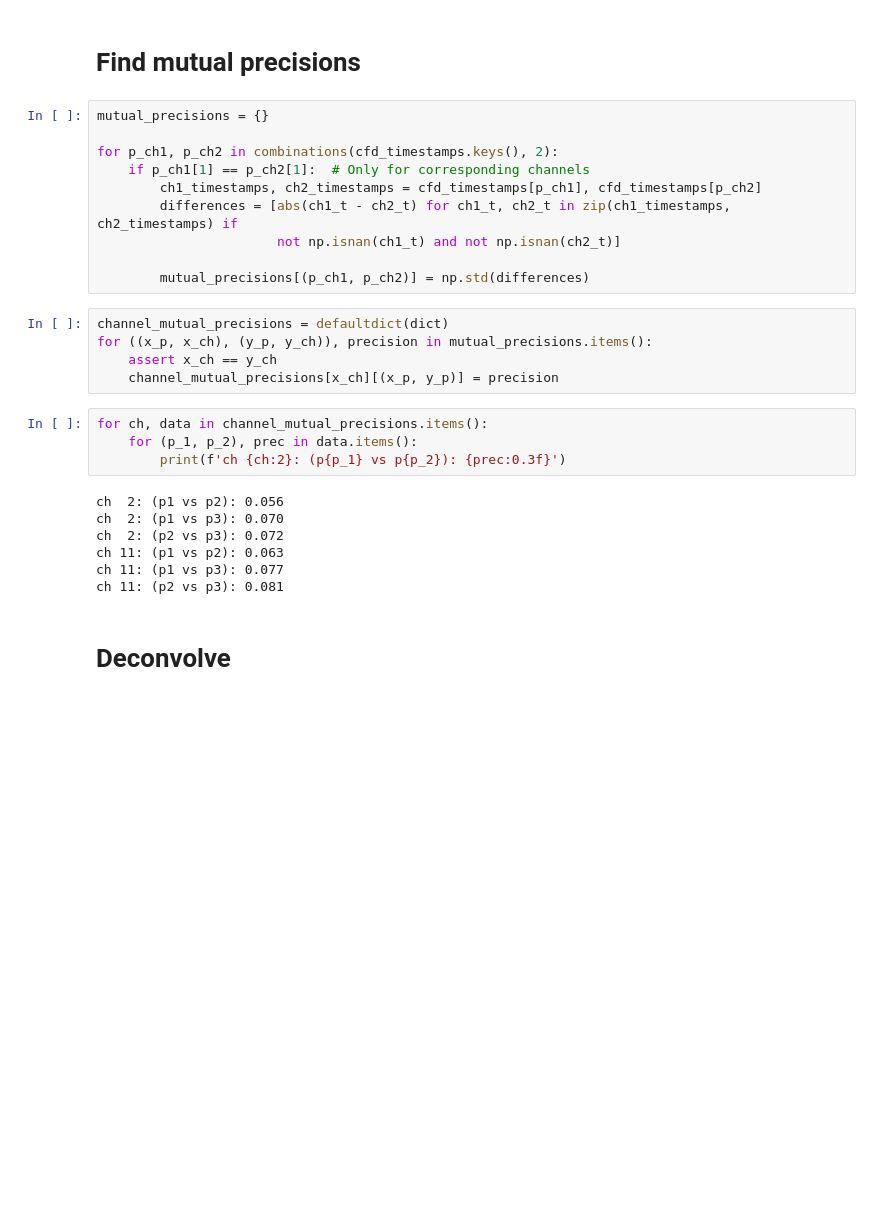
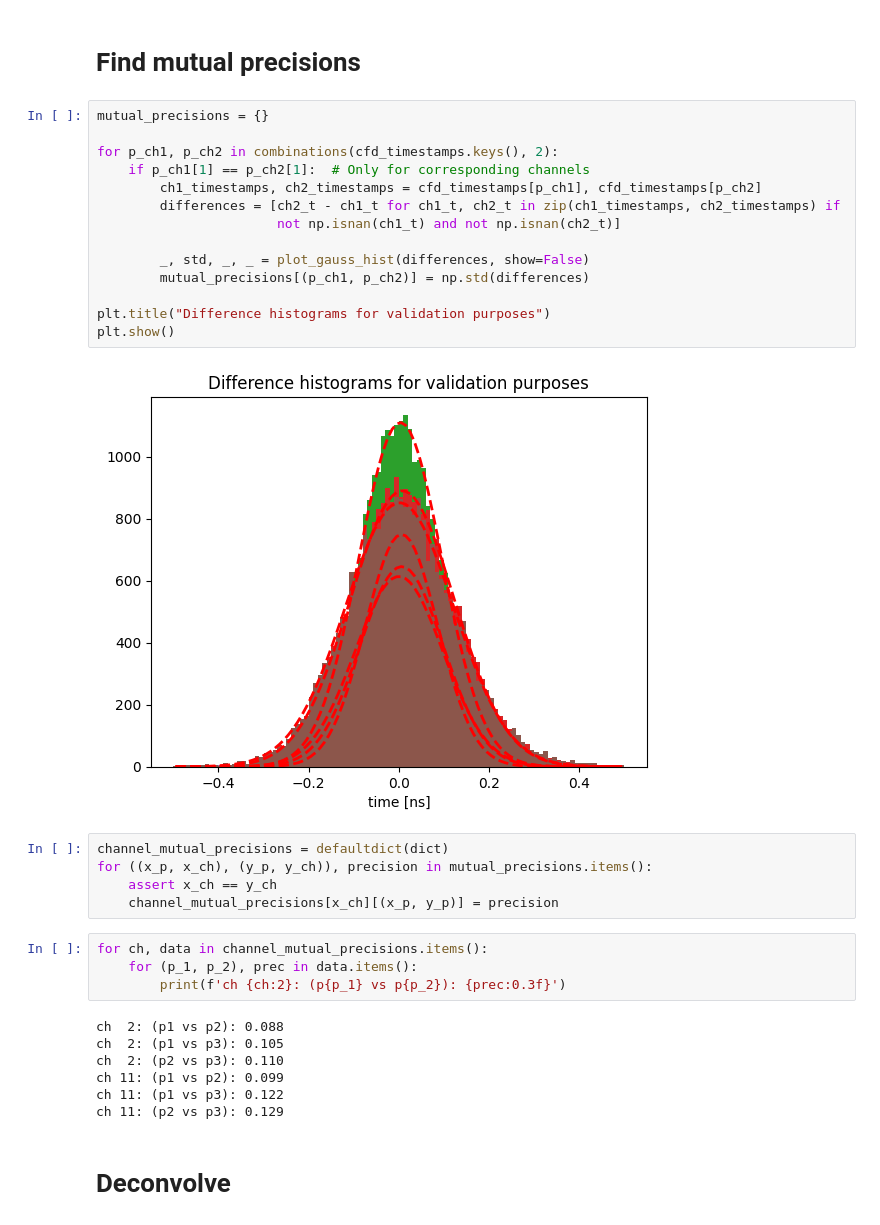
Before and after one commit to MatiXOfficial/pps-timing-ml, a Jupyter notebook: notebooks/analysis/cfd_deconvolution.ipynb, the cells around one changed output. Drawn from its saved outputs; the diff is of its cells as text; blank space fills up the shorter version.

Commit message:
fixed difference computation

```diff
--- a/notebooks/analysis/cfd_deconvolution.ipynb
+++ b/notebooks/analysis/cfd_deconvolution.ipynb
@@ -29,13 +31,19 @@ cfd_timestamps = {key: dataset.t0[key] + dataset.t_pred[key] for key in dataset.
 # %%
 mutual_precisions = {}
 
 for p_ch1, p_ch2 in combinations(cfd_timestamps.keys(), 2):
     if p_ch1[1] == p_ch2[1]:  # Only for corresponding channels
         ch1_timestamps, ch2_timestamps = cfd_timestamps[p_ch1], cfd_timestamps[p_ch2]
-        differences = [abs(ch1_t - ch2_t) for ch1_t, ch2_t in zip(ch1_timestamps, ch2_timestamps) if
+        differences = [ch2_t - ch1_t for ch1_t, ch2_t in zip(ch1_timestamps, ch2_timestamps) if
                        not np.isnan(ch1_t) and not np.isnan(ch2_t)]
 
+        _, std, _, _ = plot_gauss_hist(differences, show=False)
         mutual_precisions[(p_ch1, p_ch2)] = np.std(differences)
+
+plt.title("Difference histograms for validation purposes")
+plt.show()
+# %% [output]
+[figure, added]
 # %%
 channel_mutual_precisions = defaultdict(dict)
 for ((x_p, x_ch), (y_p, y_ch)), precision in mutual_precisions.items():
@@ -46,12 +54,12 @@ for ch, data in channel_mutual_precisions.items():
     for (p_1, p_2), prec in data.items():
         print(f'ch {ch:2}: (p{p_1} vs p{p_2}): {prec:0.3f}')
 # %% [output]
-ch  2: (p1 vs p2): 0.056
-ch  2: (p1 vs p3): 0.070
-ch  2: (p2 vs p3): 0.072
-ch 11: (p1 vs p2): 0.063
-ch 11: (p1 vs p3): 0.077
-ch 11: (p2 vs p3): 0.081
+ch  2: (p1 vs p2): 0.088
+ch  2: (p1 vs p3): 0.105
+ch  2: (p2 vs p3): 0.110
+ch 11: (p1 vs p2): 0.099
+ch 11: (p1 vs p3): 0.122
+ch 11: (p2 vs p3): 0.129
 # %% [markdown]
 # Deconvolve
 # %%
```
Also changed, not shown: parts of 2 cells of this notebook, 1 other file.
